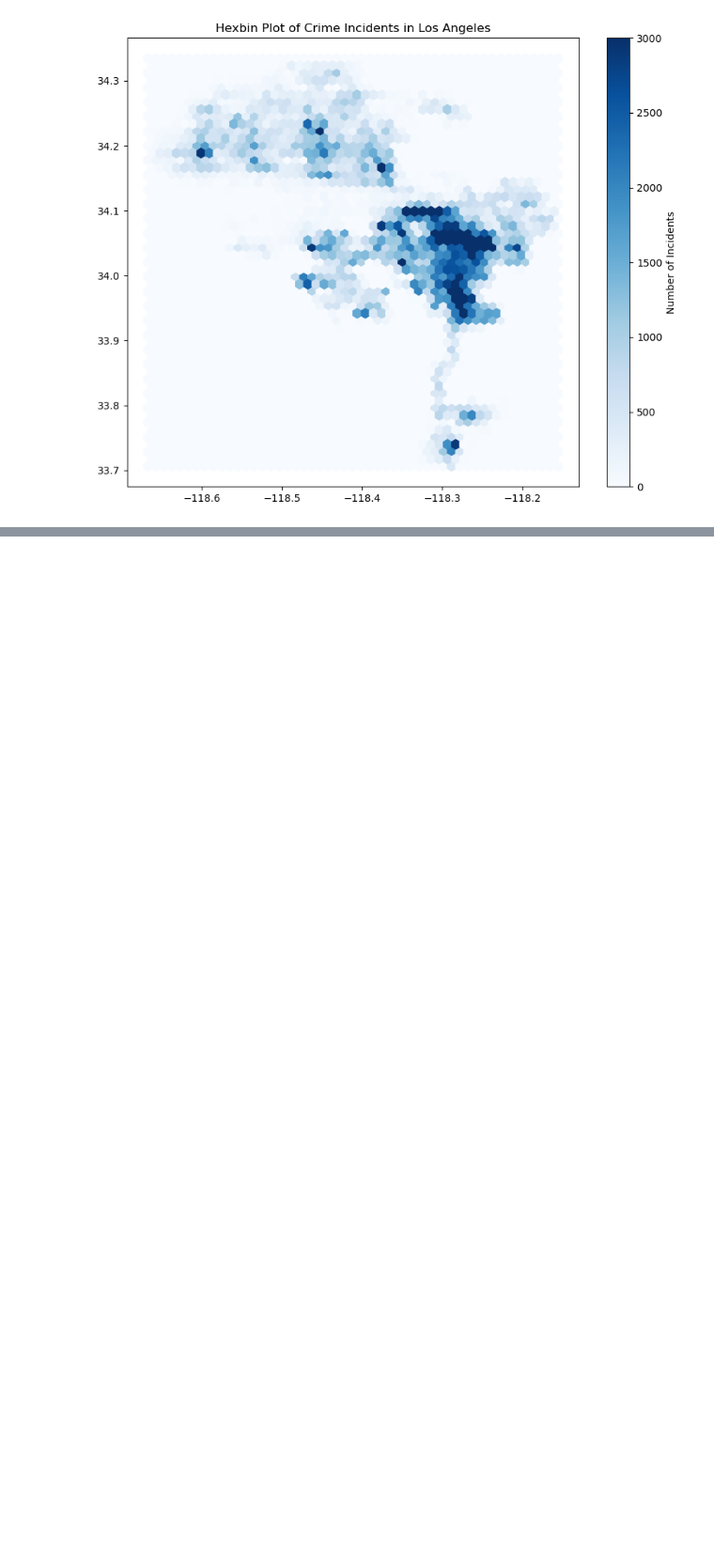
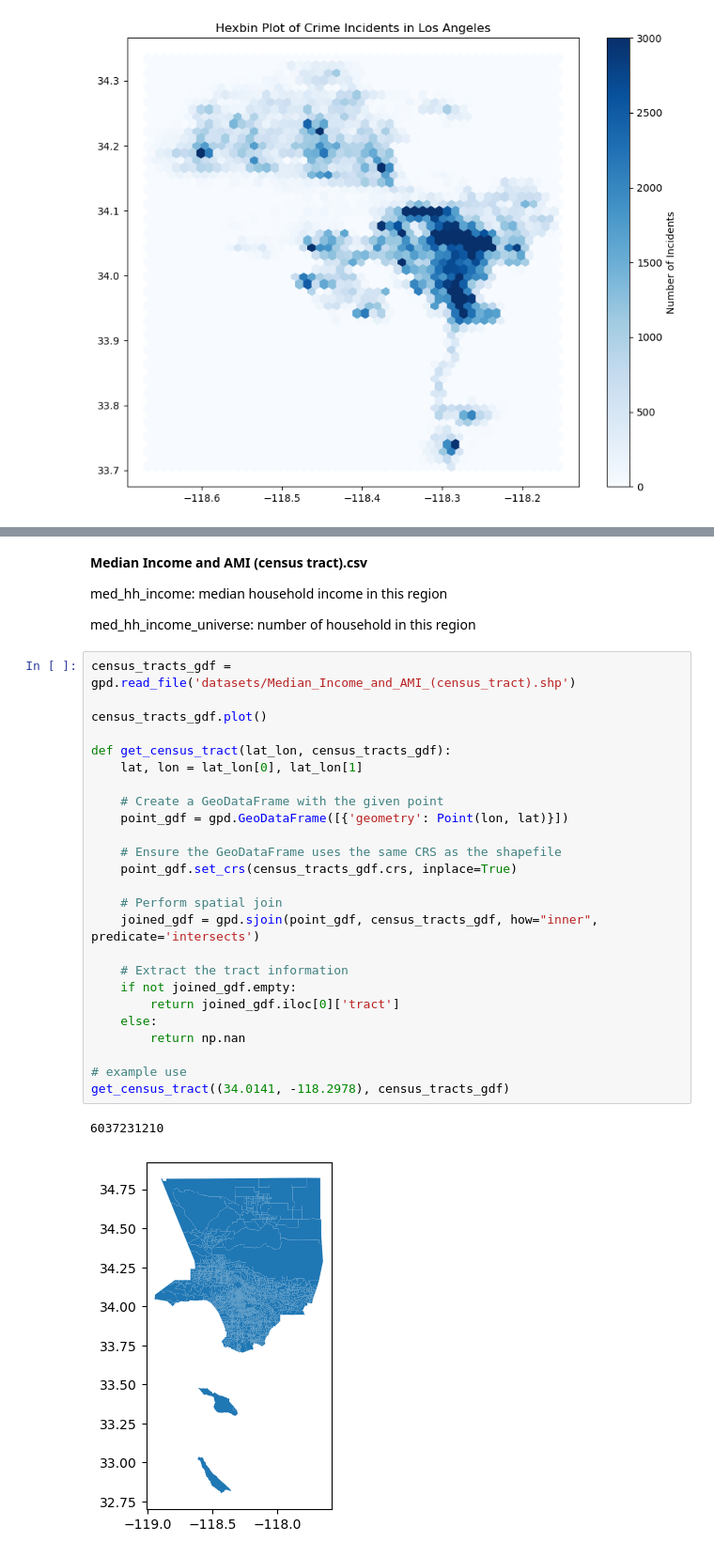
Before and after one commit to yibhu/yibhu.github.io, a Jupyter notebook: Crime_LosAngeles.ipynb, the cells around one changed output, grey strips where cells are left out. Shown at 94% size. Saved outputs shown, nothing was run; the diff lists cells and outputs as text; blank space fills up the shorter version.

```diff
--- a/Crime_LosAngeles.ipynb
+++ b/Crime_LosAngeles.ipynb
@@ -132,0 +220,34 @@ plt.show()
+# %% [markdown]
+**Median Income and AMI (census tract).csv**
+
+med_hh_income: median household income in this region
+
+med_hh_income_universe: number of household in this region
+# %%
+census_tracts_gdf = gpd.read_file('datasets/Median_Income_and_AMI_(census_tract).shp')
+
+census_tracts_gdf.plot()
+
+def get_census_tract(lat_lon, census_tracts_gdf):
+    lat, lon = lat_lon[0], lat_lon[1]
+
+    # Create a GeoDataFrame with the given point
+    point_gdf = gpd.GeoDataFrame([{'geometry': Point(lon, lat)}])
+
+    # Ensure the GeoDataFrame uses the same CRS as the shapefile
+    point_gdf.set_crs(census_tracts_gdf.crs, inplace=True)
+
+    # Perform spatial join
+    joined_gdf = gpd.sjoin(point_gdf, census_tracts_gdf, how="inner", predicate='intersects')
+
+    # Extract the tract information
+    if not joined_gdf.empty:
+        return joined_gdf.iloc[0]['tract']
+    else:
+        return np.nan
+
+# example use
+get_census_tract((34.0141, -118.2978), census_tracts_gdf)
+# %% [output]
+6037231210
+[figure, added]
```
Also changed, not shown: parts of 36 cells of this notebook.
